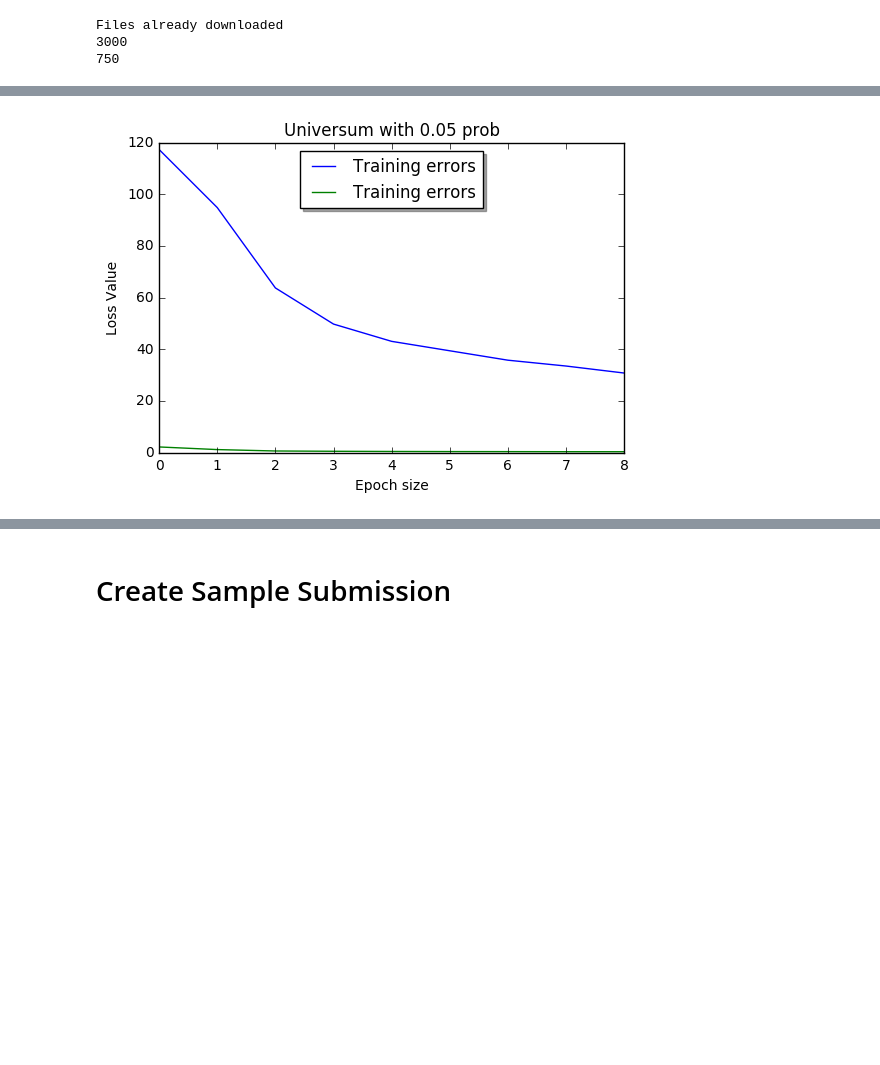
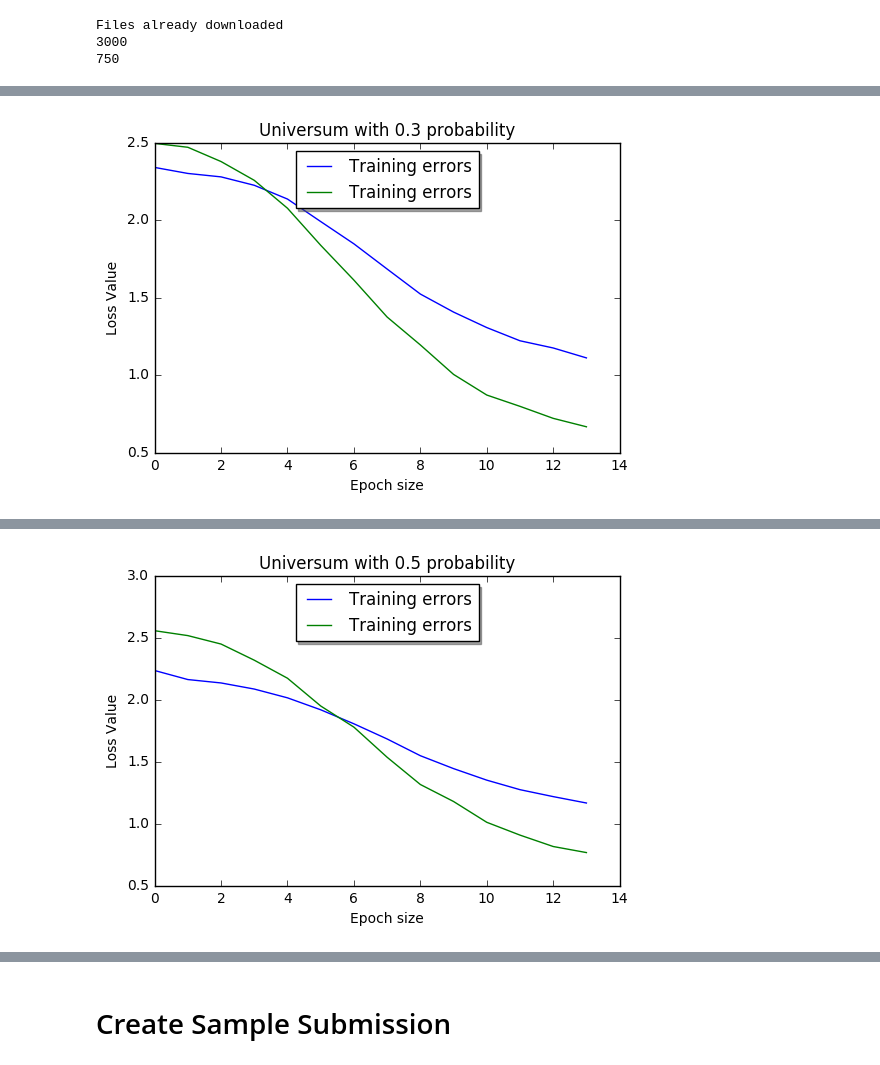
Before and after one commit to reachbp/Deep-learning-Assignments, a Jupyter notebook: Assign1/script/Universum.ipynb, the cells around one changed output, grey strips where cells are left out. Saved outputs shown, nothing was run; the diff lists cells and outputs as text; code cells hidden in the pictures; blank space fills up the shorter version.

```diff
--- a/Assign1/script/Universum.ipynb
+++ b/Assign1/script/Universum.ipynb
@@ -83,6 +117,7 @@ def train(epoch, data_loader,train_errors):
 
     model.train()
     train_loss = 0
+
     for batch_idx, (data, target) in enumerate(data_loader):
 
         data, target = Variable(data), Variable(target.resize_(len(target)))
@@ -96,6 +131,7 @@ def train(epoch, data_loader,train_errors):
             print('Train Epoch: {} [{}/{} ({:.0f}%)]\tLoss: {:.6f}'.format(
                 epoch, batch_idx * len(data), len(data_loader.dataset),
                 100. * batch_idx / len(data_loader), loss.data[0]))
+    train_loss /= len(data_loader)
     return train_loss
 # %%
 def test(epoch, valid_loader,test_errors):
@@ -117,16 +153,16 @@ def test(epoch, valid_loader,test_errors):
         100. * correct / len(valid_loader.dataset)))
     return test_loss
 # %%
-for prob in [0.05, 0.1, 0.15, 0.2]:
+for prob in [0.3, 0.5]:
     (train_dataset_loader, valid_loader) = get_loaders(prob)
     print("Training with {} probability of unlabelled samples".format(prob))
-    model = Net()#pickle.load(open("model.p", "rb"))
-    optimizer = optim.SGD(model.parameters(), lr=0.01, momentum=0.8)
+    model = NetBN()#pickle.load(open("model.p", "rb"))
+    optimizer = optim.SGD(model.parameters(), lr=0.001, momentum=0.8)
     train_errors=[]
     test_errors=[]
-    for epoch in range(1, 10):
+    for epoch in range(1, 15):
         train_errors.append(train(epoch, train_dataset_loader,train_errors))
         test_errors.append(test(epoch, valid_loader,test_errors))
     print(train_errors)
-    plot(train_errors, test_errors, 'Universum with {} prob'.format(prob))
+    plot(train_errors, test_errors, 'Universum with {} probability'.format(prob))
 # %% [output]
@@ -150 +186 @@ Test set: Average loss: 0.3022, Accuracy: 9324/10000 (93%)
-[figure, old version]
+[figure, new version]
@@ -151,3 +204,4 @@ Test set: Average loss: 0.3022, Accuracy: 9324/10000 (93%)
+[figure, added]
 # %%
 def plot(train_errors, test_errors, title):
     import matplotlib.pyplot as plt
```
Also changed, not shown: parts of 3 cells of this notebook, 4 other files.
